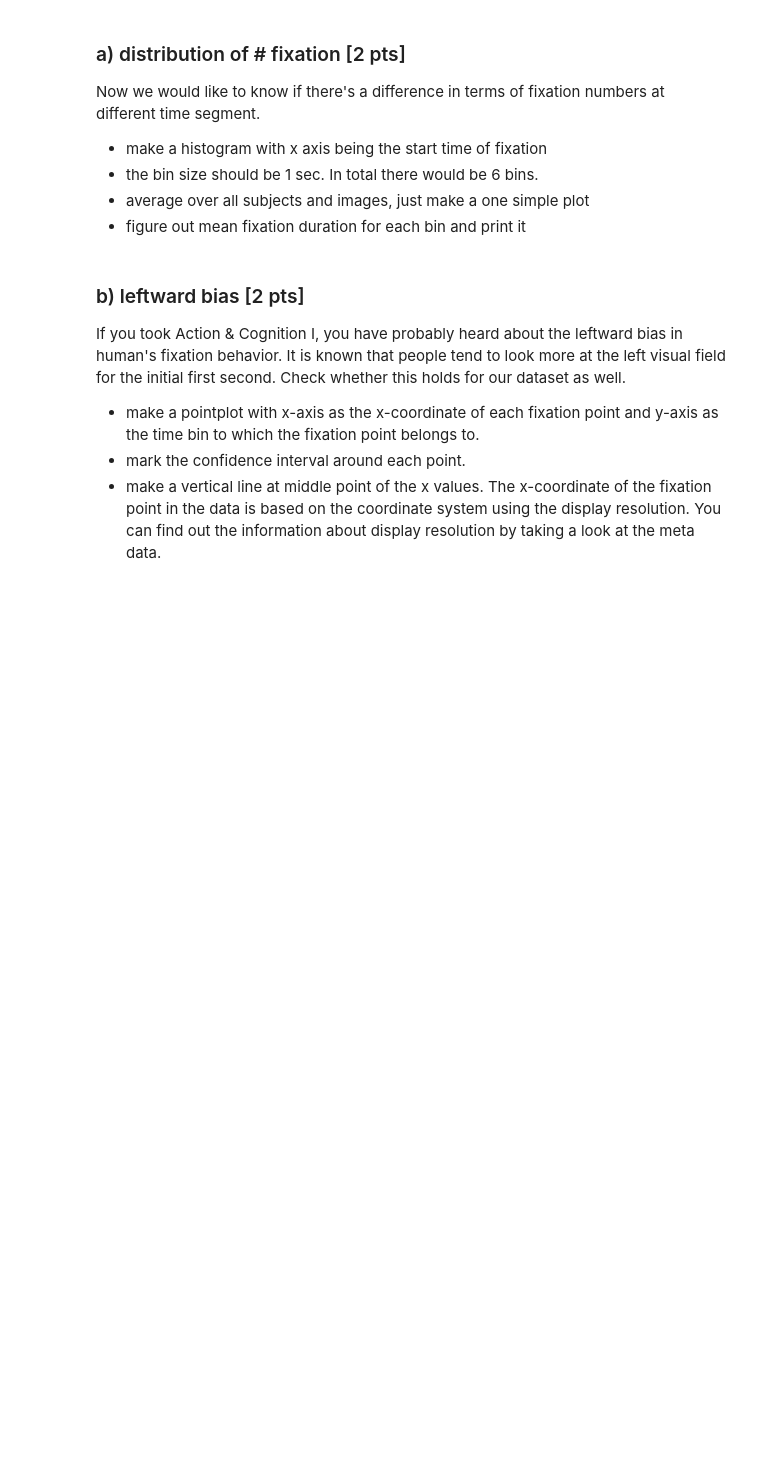
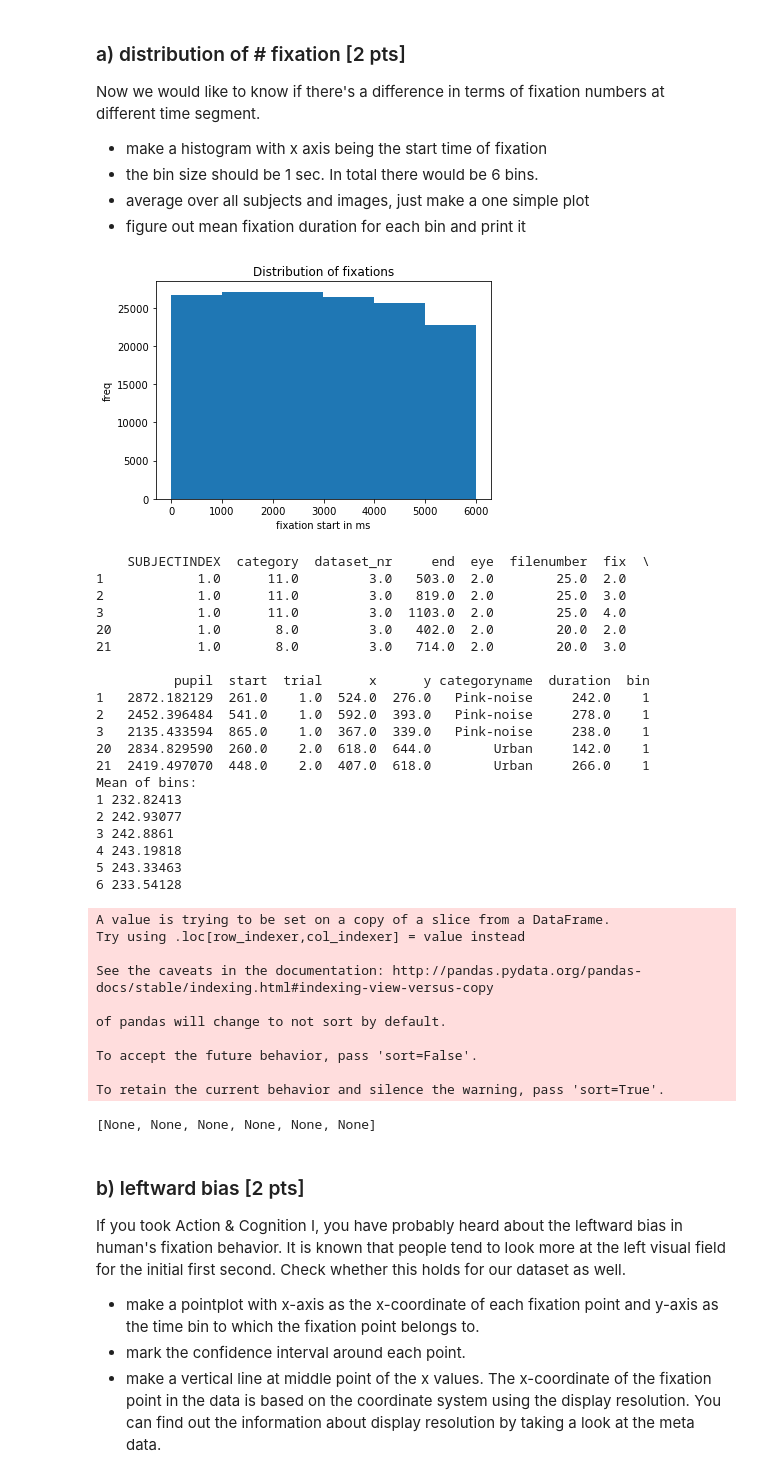
Before and after one commit to NBP-ACC/week-7-acc_5, a Jupyter notebook: Sheet05.ipynb, the cells around one changed output. Cells and saved outputs as stored; diff of their text form; code cells hidden in the pictures; blank space fills up the shorter version.

```diff
--- a/Sheet05.ipynb
+++ b/Sheet05.ipynb
@@ -266,3 +268,64 @@ Now we would like to know if there's a difference in terms of fixation numbers a
+# %%
+# TODO: the start time values are not correct.. maybe do grouping before?
+
+# start time of fixations
+plt.hist(df['start'], bins=6)
+plt.title("Distribution of fixations")
+plt.xlabel("fixation start in ms")
+plt.ylabel("freq")
+plt.show()
+
+# we need fixation durations for every bin
+# add columns to remember the bin number
+
+df_1 = df[df['start'] < 1000]
+df_1['bin'] = 1
+print(df_1.head())
+df_2 = df[(df['start'] < 2000) & (df['start'] >= 1000)]
+df_3 = df[(df['start'] < 3000) & (df['start'] >= 2000)]
+df_4 = df[(df['start'] < 4000) & (df['start'] >= 3000)]
+df_5 = df[(df['start'] < 5000) & (df['start'] >= 4000)]
+df_6 = df[(df['start'] <= 6000) & (df['start'] >= 5000)]
+bins = [df_1, df_2, df_3, df_4, df_5, df_6]
+df_bins = pd.concat(bins)
+#[bin['bin'] = '7' for bin in enumerate(bins)]
+all_means = [bin['duration'].mean() for bin in bins]
+
+print("Mean of bins:")
+[print(i+1, mean) for i,mean in enumerate(all_means)]
+# %% [output]
+[figure, added]
+    SUBJECTINDEX  category  dataset_nr     end  eye  filenumber  fix  \
+1            1.0      11.0         3.0   503.0  2.0        25.0  2.0
+2            1.0      11.0         3.0   819.0  2.0        25.0  3.0
+3            1.0      11.0         3.0  1103.0  2.0        25.0  4.0
+20           1.0       8.0         3.0   402.0  2.0        20.0  2.0
+21           1.0       8.0         3.0   714.0  2.0        20.0  3.0
+
+          pupil  start  trial      x      y categoryname  duration  bin
+1   2872.182129  261.0    1.0  524.0  276.0   Pink-noise     242.0    1
+2   2452.396484  541.0    1.0  592.0  393.0   Pink-noise     278.0    1
+3   2135.433594  865.0    1.0  367.0  339.0   Pink-noise     238.0    1
+20  2834.829590  260.0    2.0  618.0  644.0        Urban     142.0    1
+21  2419.497070  448.0    2.0  407.0  618.0        Urban     266.0    1
+Mean of bins:
+1 232.82413
+2 242.93077
+3 242.8861
+4 243.19818
+5 243.33463
+6 233.54128
+A value is trying to be set on a copy of a slice from a DataFrame.
+Try using .loc[row_indexer,col_indexer] = value instead
+
+See the caveats in the documentation: http://pandas.pydata.org/pandas-docs/stable/indexing.html#indexing-view-versus-copy
+
+of pandas will change to not sort by default.
+
+To accept the future behavior, pass 'sort=False'.
+
+To retain the current behavior and silence the warning, pass 'sort=True'.
+[None, None, None, None, None, None]
 # %% [markdown]
 ### b) leftward bias [2 pts]
 If you took Action & Cognition I, you have probably heard about the leftward bias in human's fixation behavior. It is known that people tend to look more at the left visual field for the initial first second. Check whether this holds for our dataset as well.
```
Also changed, not shown: parts of 10 cells of this notebook.
